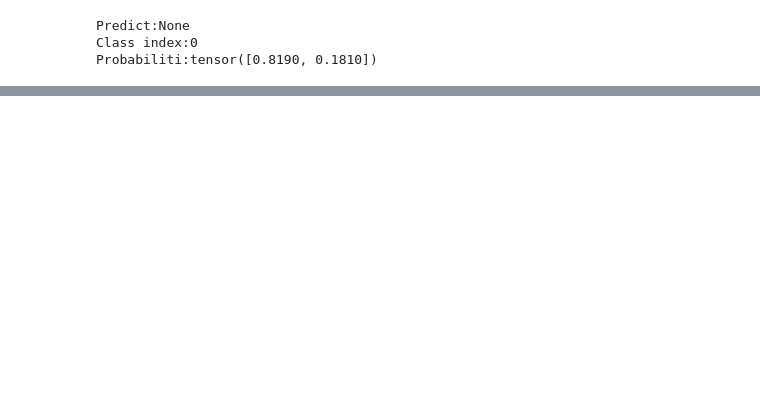
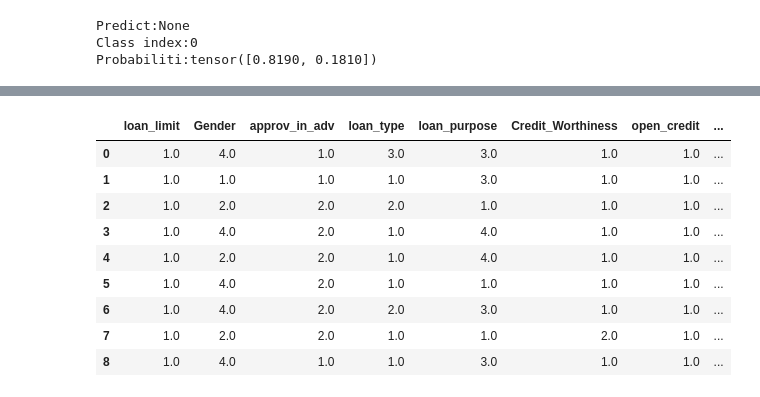
Before and after one commit to baxronovferuz1/DataScience_Np, a Jupyter notebook: semantic_segmentation.ipynb, the cells around one changed output, grey strips where cells are left out. Saved outputs shown, nothing was run; the diff lists cells and outputs as text; code cells hidden in the pictures; blank space fills up the shorter version.

Commit message:
LoanDecision

```diff
--- a/semantic_segmentation.ipynb
+++ b/semantic_segmentation.ipynb
@@ -220,0 +241,14 @@ Probabiliti:tensor([0.8190, 0.1810])
+# %%
+# path
+path=Path('.')
+
+# dataloaders
+dls=TabularDataLoaders.from_csv(path/"Loan_Default.csv", path=path,bs=56, y_names="Status",
+                                cat_names=['loan_limit','Gender','approv_in_adv','loan_type','loan_purpose','Credit_Worthiness','open_credit','business_or_commercial','Neg_ammortization','interest_only','lump_sum_payment','construction_type'],
+                                cont_names=['loan_amount','rate_of_interest','Interest_rate_spread','Upfront_charges','term','property_value'],
+                                procs=[Categorify,FillMissing,Normalize]
+                                )
+
+learn=tabular_learner(dls, metrics=accuracy)
+
+learn.fit_one_cycle(2)
@@ -220,0 +310,3 @@ Probabiliti:tensor([0.8190, 0.1810])
+# %%
+learn.show_results()
+# %% [output]
@@ -220,0 +314,10 @@ Probabiliti:tensor([0.8190, 0.1810])
+|  | loan_limit | Gender | approv_in_adv | loan_type | loan_purpose | Credit_Worthiness | open_credit | ... |
+| 0 | 1.0 | 4.0 | 1.0 | 3.0 | 3.0 | 1.0 | 1.0 | ... |
+| 1 | 1.0 | 1.0 | 1.0 | 1.0 | 3.0 | 1.0 | 1.0 | ... |
+| 2 | 1.0 | 2.0 | 2.0 | 2.0 | 1.0 | 1.0 | 1.0 | ... |
+| 3 | 1.0 | 4.0 | 2.0 | 1.0 | 4.0 | 1.0 | 1.0 | ... |
+| 4 | 1.0 | 2.0 | 2.0 | 1.0 | 4.0 | 1.0 | 1.0 | ... |
+| 5 | 1.0 | 4.0 | 2.0 | 1.0 | 1.0 | 1.0 | 1.0 | ... |
+| 6 | 1.0 | 4.0 | 2.0 | 2.0 | 3.0 | 1.0 | 1.0 | ... |
+| 7 | 1.0 | 2.0 | 2.0 | 1.0 | 1.0 | 2.0 | 1.0 | ... |
+| 8 | 1.0 | 4.0 | 1.0 | 1.0 | 3.0 | 1.0 | 1.0 | ... |
```
Also changed, not shown: parts of 7 cells of this notebook.
